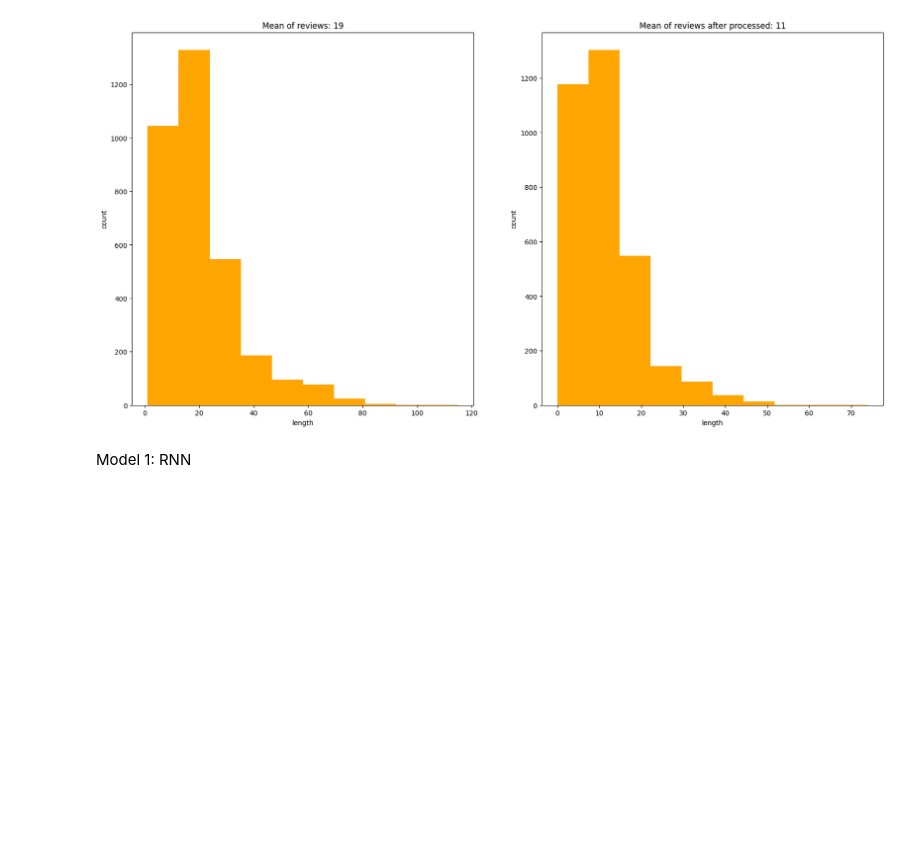
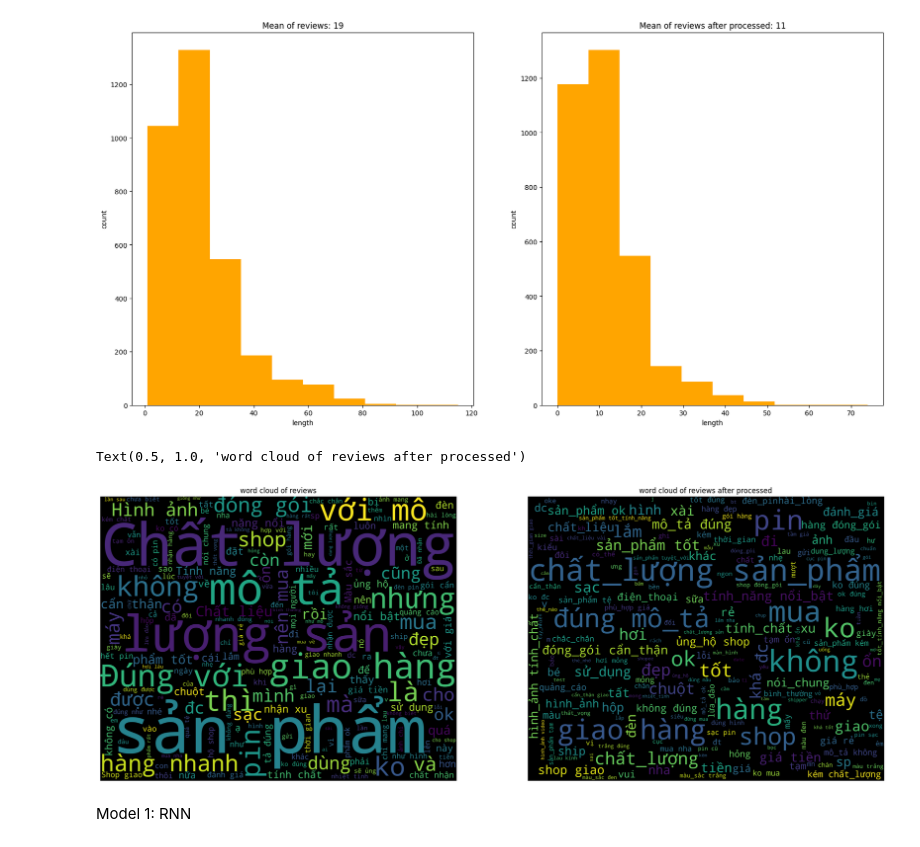
Before and after one commit to congvan1/sentiment_classification-, a Jupyter notebook: main.ipynb, the cells around one changed output. Drawn from its saved outputs; the diff is of its cells as text; code cells hidden in the pictures; blank space fills up the shorter version.

```diff
--- a/main.ipynb
+++ b/main.ipynb
@@ -132,6 +132,18 @@ def get_word_cloud(data, color = 'black'):
     return word_cloud
 comment_word_cloud = get_word_cloud(data['comment'])
 processed_word_cloud = get_word_cloud(data['processed'])
+# %%
+fig, axes = plt.subplots(1,2, figsize=(24,16))
+axes[0].imshow(comment_word_cloud)
+axes[0].axis('off')
+axes[0].set_title('word cloud of reviews')
+
+axes[1].imshow(processed_word_cloud)
+axes[1].axis('off')
+axes[1].set_title('word cloud of reviews after processed')
+# %% [output]
+Text(0.5, 1.0, 'word cloud of reviews after processed')
+[figure, added]
 # %%
 from tensorflow.keras.preprocessing.text import Tokenizer
 from tensorflow.keras.preprocessing.sequence import pad_sequences
```
Also changed, not shown: parts of 4 cells of this notebook.
